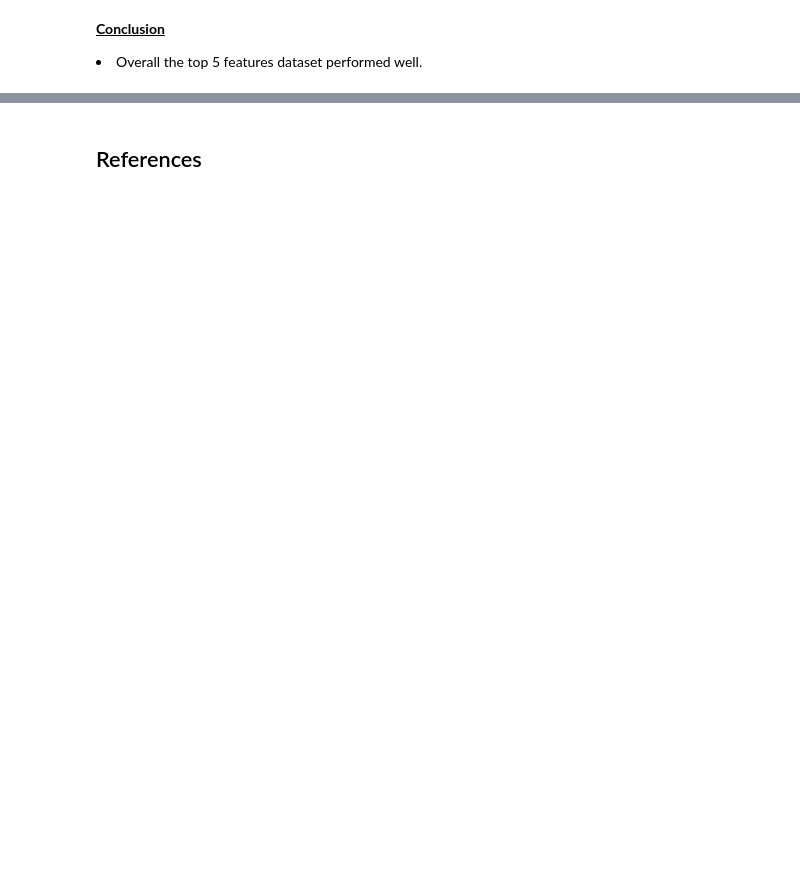
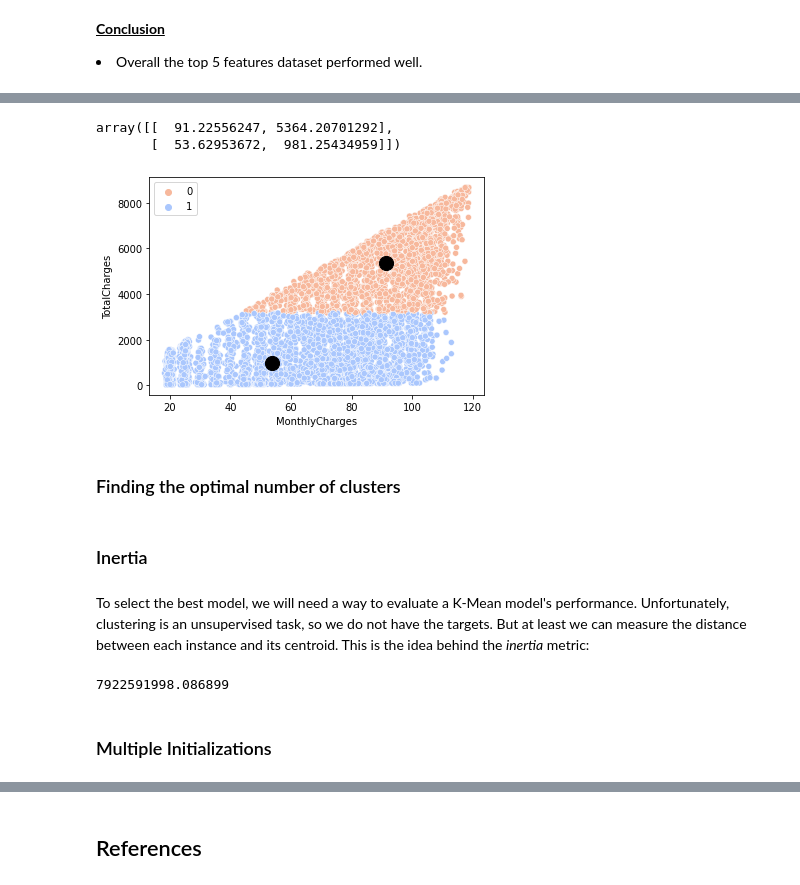
Before and after one commit to KusalkaSilva/Telco-Customer-Churn, a Jupyter notebook: Telco_Customer_Churn.ipynb, the cells around one changed output, grey strips where cells are left out. Cells and saved outputs as stored; diff of their text form; code cells hidden in the pictures; blank space fills up the shorter version.

```diff
--- a/Telco_Customer_Churn.ipynb
+++ b/Telco_Customer_Churn.ipynb
@@ -1056,0 +1077,3 @@ False Positive Rate (FPR) -  0.20
+# %%
+X = data_copy[["MonthlyCharges", "TotalCharges"]]
+X.shape
@@ -1056,0 +1093,7 @@ False Positive Rate (FPR) -  0.20
+# %%
+# Perform K-means algorithm
+from sklearn.cluster import KMeans
+kmeans = KMeans(n_clusters = 2, init = 'random', max_iter = 300, n_init = 10, random_state = 0)
+kmeans.fit(X)
+y_kmeans = kmeans.predict(X)
+y_kmeans
@@ -1056,0 +1102,2 @@ False Positive Rate (FPR) -  0.20
+# %%
+X["Cluster"] = y_kmeans
@@ -1056,0 +1113,29 @@ False Positive Rate (FPR) -  0.20
+# %%
+centers = kmeans.cluster_centers_
+centers
+# %% [output]
+array([[  91.22556247, 5364.20701292],
+       [  53.62953672,  981.25434959]])
+# %%
+# Plot clusters
+sns.scatterplot(data= X, x = "MonthlyCharges", y = "TotalCharges", hue= y_kmeans, palette = "coolwarm_r")
+
+# Plot centers
+plt.scatter(centers[:, 0], centers[:, 1], c = 'black', s = 200);
+plt.xlabel("MonthlyCharges")
+plt.ylabel("TotalCharges")
+plt.show()
+# %% [output]
+[figure, added]
+# %% [markdown]
+### Finding the optimal number of clusters
+# %% [markdown]
+### Inertia
+# %% [markdown]
+To select the best model, we will need a way to evaluate a K-Mean model's performance. Unfortunately, clustering is an unsupervised task, so we do not have the targets. But at least we can measure the distance between each instance and its centroid. This is the idea behind the _inertia_ metric:
+# %%
+kmeans.inertia_
+# %% [output]
+7922591998.086899
+# %% [markdown]
+### Multiple Initializations
```
Also changed, not shown: parts of 69 cells of this notebook.
